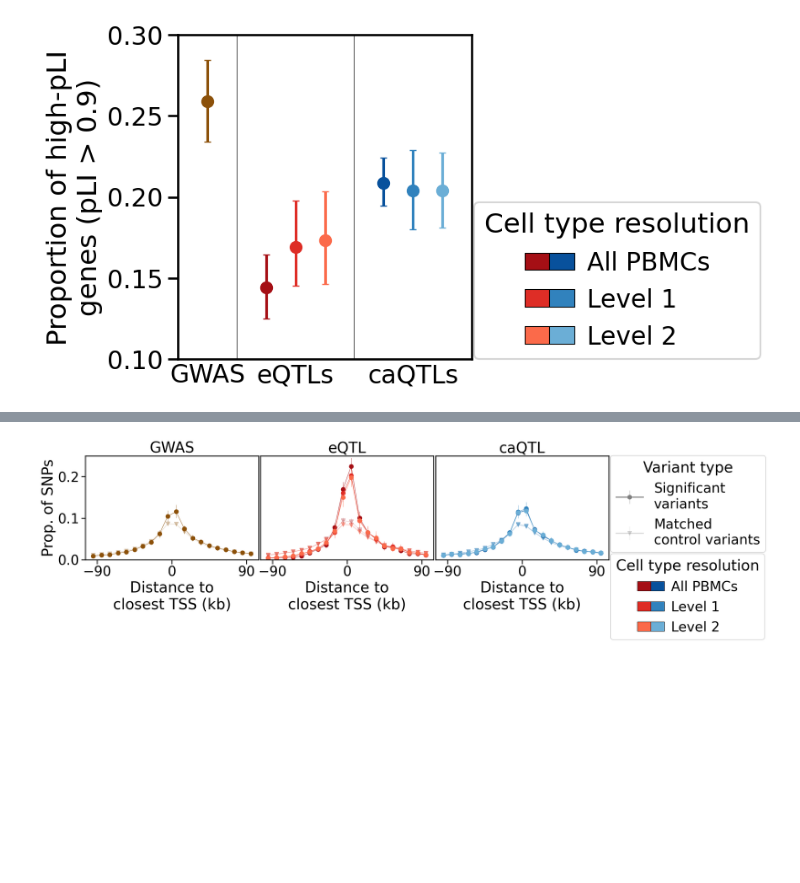
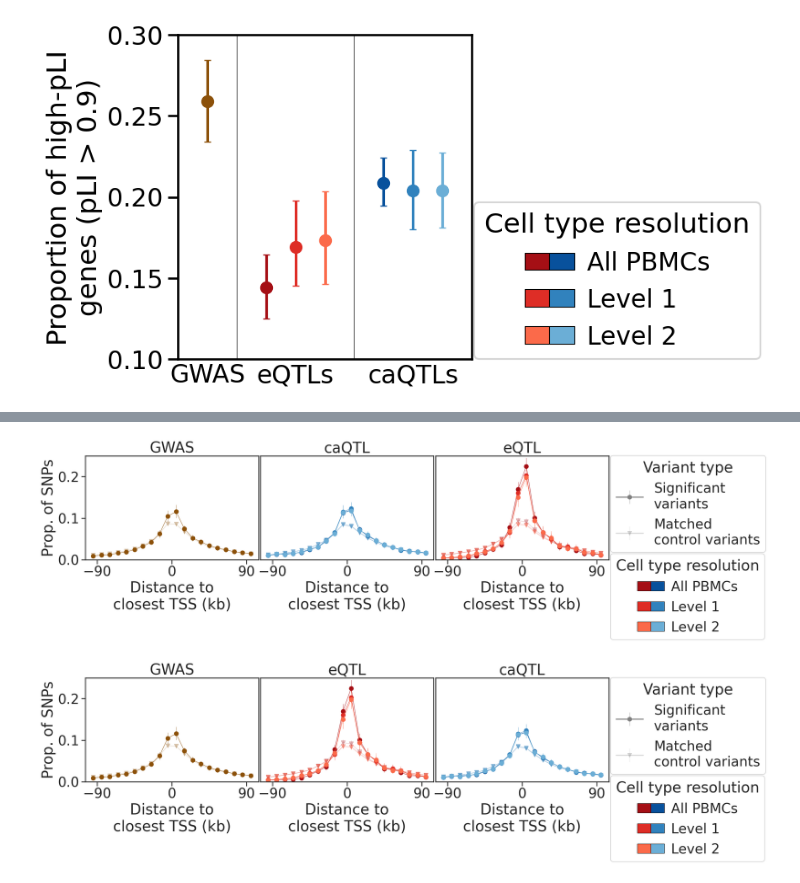
Before and after one commit to yelabucsf/icc_paper, a Jupyter notebook: analysis/QTL_analysis/qtl_properties_mostafavi/plot_results.ipynb, the cells around one changed output, grey strips where cells are left out. Drawn from its saved outputs; the diff is of its cells as text; code cells hidden in the pictures; blank space fills up the shorter version.

```diff
--- a/analysis/QTL_analysis/qtl_properties_mostafavi/plot_results.ipynb
+++ b/analysis/QTL_analysis/qtl_properties_mostafavi/plot_results.ipynb
@@ -214 +395,87 @@ plt.savefig(f"{data_dir}/figures/prop_high_pLI_no_matched.png", dpi=300, bbox_in
+# %%
+## REORDERED ##
+import matplotlib.pyplot as plt
+import seaborn as sns
+import numpy as np
+from matplotlib.patches import Patch
+
+sns.set_context('talk', font_scale=1.75)
+
+fig, ax = plt.subplots(1, 3, figsize=(20, 4))
+plt.subplots_adjust(wspace=0.01)
+
+# --- Panel 0: GWAS (Stays the same) ---
+plot_df = tss_results[tss_results["cat"] == "GWAS"]
+ax[0].errorbar(plot_df["dTSS_bin"], plot_df["mean"],
+               np.abs(plot_df[["lower", "upper"]].T.values - plot_df["mean"].values),
+               linewidth=0.75, elinewidth=0.5,
+               marker="o", color=colors["GWAS"], label="GWAS")
+
+plot_df = tss_results[tss_results["cat"] == "GWAS_matched"]
+ax[0].errorbar(plot_df["dTSS_bin"], plot_df["mean"],
+               np.abs(plot_df[["lower", "upper"]].T.values - plot_df["mean"].values),
+               linewidth=0.75, elinewidth=0.5, marker="v", color=colors["GWAS"], alpha=0.3, label="GWAS matched")
+
+ax[0].set_ylim(0, 0.25)
+ax[0].set_xticks([-90, 0, 90])
+ax[0].set_ylabel("Prop. of SNPs")
+ax[0].set_xlabel("Distance to\nclosest TSS (kb)")
+ax[0].set_title("GWAS")
+
+
+# --- Panels 1 & 2: caQTL then eQTL ---
+# Swapping the order in the list below handles the panel assignment
+for i, modality in enumerate(["caQTL", "eQTL"]):
+    for j, level in enumerate(["Cohort", "L1_manual", "L2_manual"]):
+        # plot significant variants
+        plot_df = tss_results[(tss_results["Phenotype"] == modality) &
+                              (tss_results["Level"] == level) &
+                              (tss_results["cat"] == "eQTL")]
+
+        ax[i+1].errorbar(plot_df["dTSS_bin"], plot_df["mean"],
+               np.abs(plot_df[["lower", "upper"]].T.values - plot_df["mean"].values),
+               linewidth=0.75, elinewidth=0.5,
+               marker="o", color=colors[modality][level], label=level)
+
+        # plot matched variants
+        plot_df = tss_results[(tss_results["Phenotype"] == modality) &
+                              (tss_results["Level"] == level) &
+                              (tss_results["cat"] == "eQTL_matched")]
+
+        ax[i+1].errorbar(plot_df["dTSS_bin"], plot_df["mean"],
+               np.abs(plot_df[["lower", "upper"]].T.values - plot_df["mean"].values),
+               linewidth=0.75, elinewidth=0.5, marker="v", color=colors[modality][level], alpha=0.3)
+
+        # plot labels
+        ax[i+1].set_ylim(0, 0.25)
+        ax[i+1].set_yticks([])
+        ax[i+1].set_xticks([-90, 0, 90])
+        ax[i+1].set_xlabel("Distance to\nclosest TSS (kb)")
+        ax[i+1].set_title(modality)
+
+# --- Legends (Attached to the last panel, ax[2]) ---
+l1 = plt.errorbar(-1, -1, yerr=0, marker="o", alpha=1, color="gray",
+                  elinewidth=0.5, label="Significant\nvariants")
+l2 = plt.errorbar(-1, -1, yerr=0, marker="v", alpha=0.3, color="gray",
+                  elinewidth=0.5, label="Matched\ncontrol variants")
+
+first_legend = ax[2].legend(handles=[l1, l2], loc=(1.01, 0.07), title='Variant type')
+ax[2].add_artist(first_legend)
+
+# Color patches for legend
+pa1 = Patch(facecolor=colors["eQTL"]["Cohort"], edgecolor='black', linewidth=0.75)
+pa2 = Patch(facecolor=colors["caQTL"]["Cohort"], edgecolor='black', linewidth=0.75)
+pb1 = Patch(facecolor=colors["eQTL"]["L1_manual"], edgecolor='black', linewidth=0.75)
+pb2 = Patch(facecolor=colors["caQTL"]["L1_manual"], edgecolor='black', linewidth=0.75)
+pc1 = Patch(facecolor=colors["eQTL"]["L2_manual"], edgecolor='black', linewidth=0.75)
+pc2 = Patch(facecolor=colors["caQTL"]["L2_manual"], edgecolor='black', linewidth=0.75)
+
+plt.legend(handles=[pa1, pb1, pc1, pa2, pb2, pc2],
+          labels=['', '', '', 'All PBMCs','Level 1',  'Level 2'],
+          ncol=2, handletextpad=0.5, handlelength=1.0, columnspacing=-0.5,
+          loc=(1.01, -0.77), title="Cell type resolution")
+
+plt.savefig(f"{data_dir}/figures/TSS_distance.png", dpi=300, bbox_inches="tight")
+# %% [output]
+[figure, added]
 # %%
```
Also changed, not shown: parts of 14 cells of this notebook.
